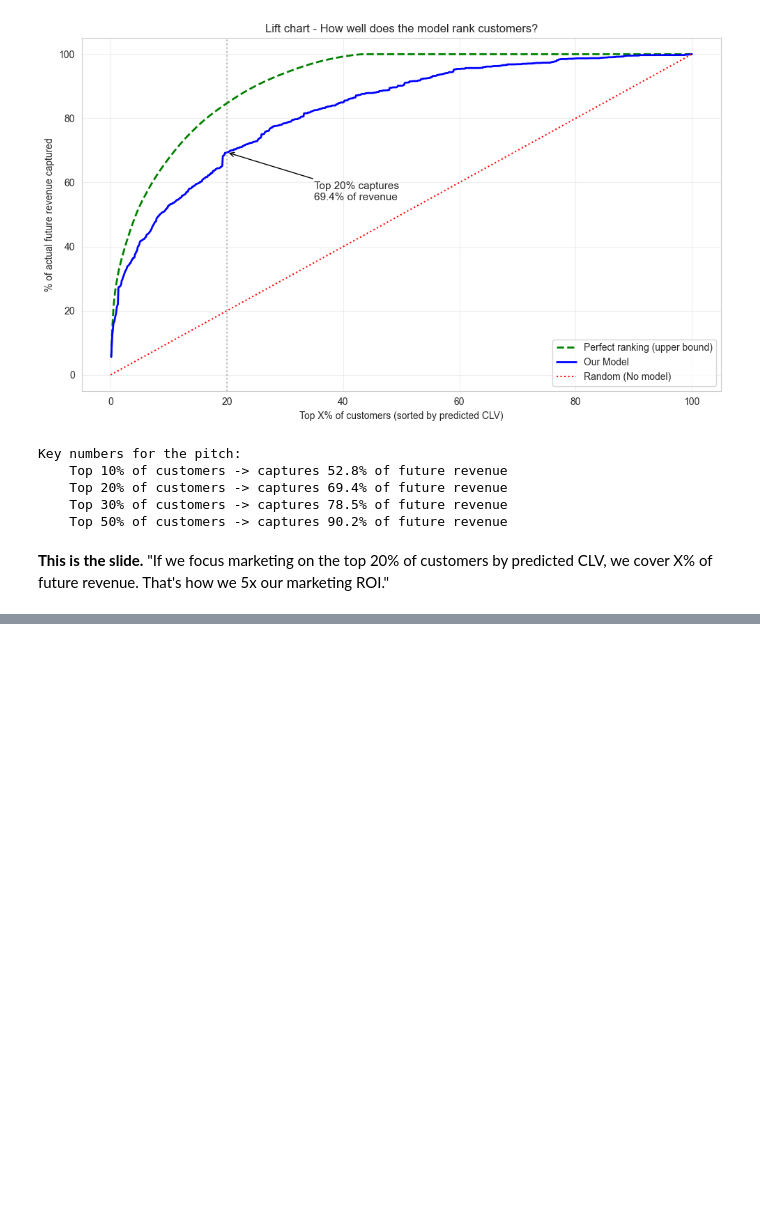
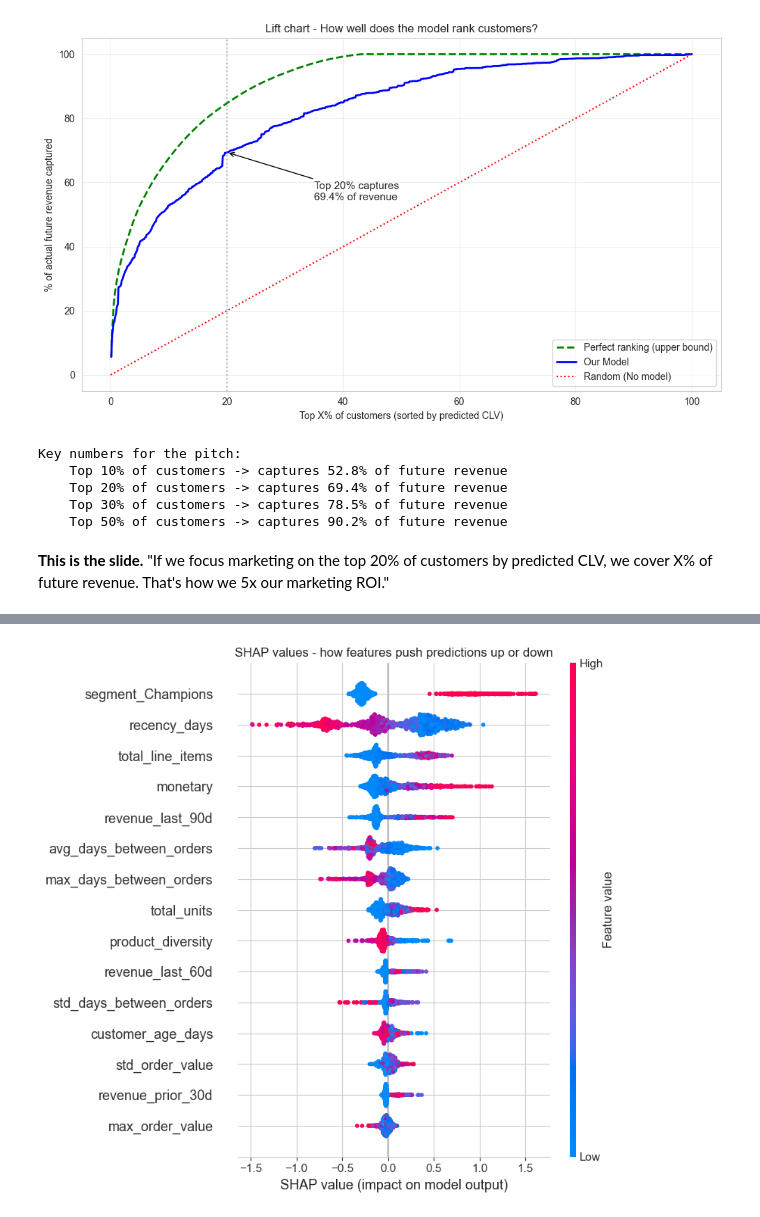
Before and after one commit to JomarHAN/ML-UCI-Online-Retail-II, a Jupyter notebook: notebooks/05_clv_prediction.ipynb, the cells around one changed output, grey strips where cells are left out. Drawn from its saved outputs; the diff is of its cells as text; code cells hidden in the pictures; blank space fills up the shorter version.

```diff
--- a/notebooks/05_clv_prediction.ipynb
+++ b/notebooks/05_clv_prediction.ipynb
@@ -341,0 +368,10 @@ Key numbers for the pitch:
+# %%
+# Beeswarm plot: shows both magnitude AND direction
+fig = plt.figure(figsize=(10, 8))
+shap.summary_plot(shape_values, X_test, max_display=15, show=False)
+plt.title('SHAP values - how features push predictions up or down')
+plt.tight_layout()
+plt.savefig(REPORTS_DIR / 'clv_shap_beeswarm.png', dpi=120, bbox_inches='tight')
+plt.show()
+# %% [output]
+[figure, added]
```
Also changed, not shown: parts of 4 cells of this notebook, 2 other files.
